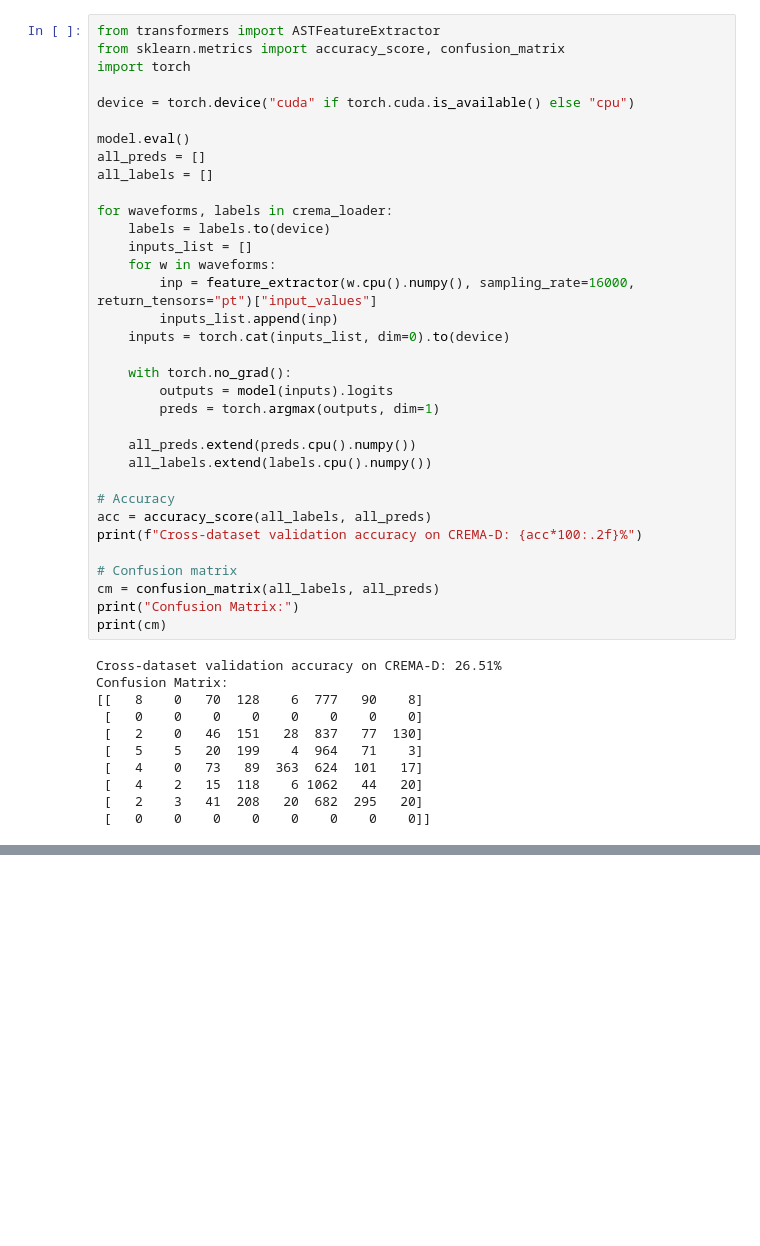
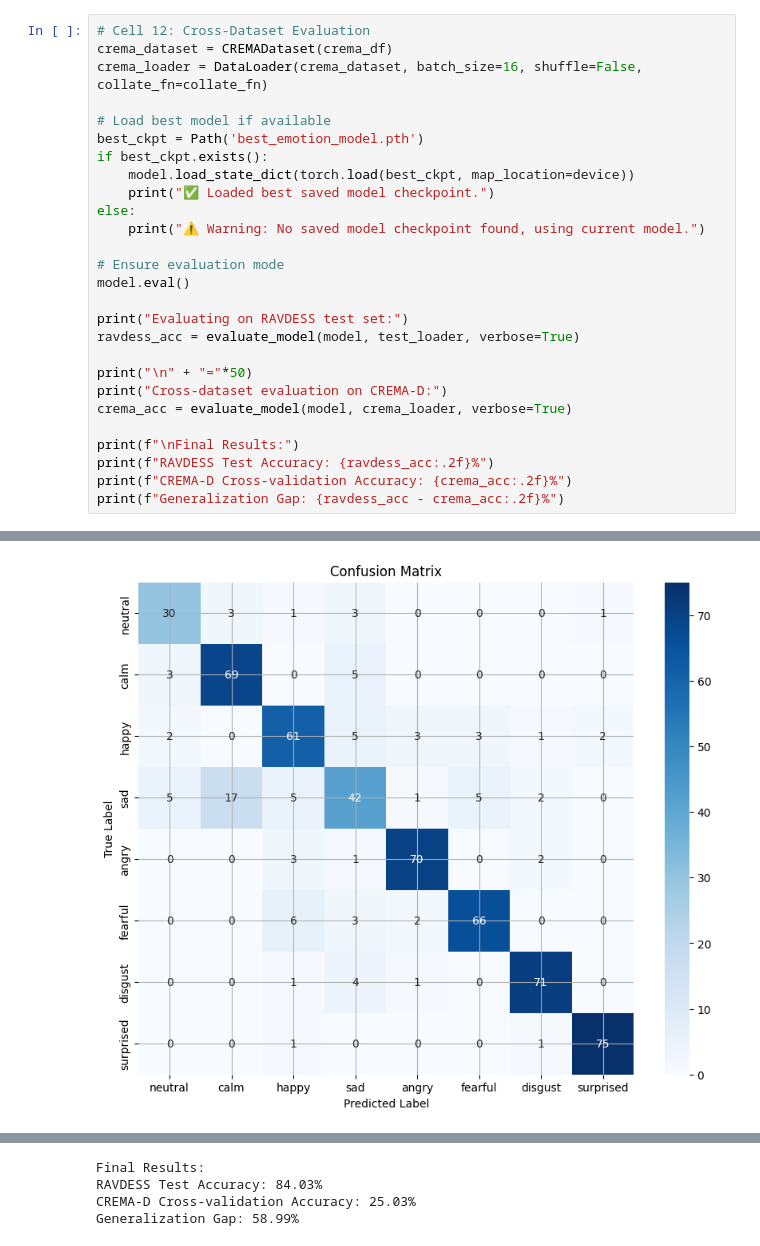
Before and after one commit to Alokik-29/Project_1, a Jupyter notebook: Project_1.ipynb, the cells around one changed output, grey strips where cells are left out. Drawn from its saved outputs; the diff is of its cells as text; blank space fills up the shorter version.

```diff
--- a/Project_1.ipynb
+++ b/Project_1.ipynb
@@ -443,45 +438,28 @@ crema_loader = DataLoader(crema_dataset, batch_size=16, shuffle=False, collate_f
-# %%
-from transformers import ASTFeatureExtractor
-from sklearn.metrics import accuracy_score, confusion_matrix
-import torch
-
-device = torch.device("cuda" if torch.cuda.is_available() else "cpu")
-
-model.eval()
-all_preds = []
-all_labels = []
-
-for waveforms, labels in crema_loader:
-    labels = labels.to(device)
-    inputs_list = []
-    for w in waveforms:
-        inp = feature_extractor(w.cpu().numpy(), sampling_rate=16000, return_tensors="pt")["input_values"]
-        inputs_list.append(inp)
-    inputs = torch.cat(inputs_list, dim=0).to(device)
-
-    with torch.no_grad():
-        outputs = model(inputs).logits
-        preds = torch.argmax(outputs, dim=1)
-
-    all_preds.extend(preds.cpu().numpy())
-    all_labels.extend(labels.cpu().numpy())
-
-# Accuracy
-acc = accuracy_score(all_labels, all_preds)
-print(f"Cross-dataset validation accuracy on CREMA-D: {acc*100:.2f}%")
-
-# Confusion matrix
-cm = confusion_matrix(all_labels, all_preds)
-print("Confusion Matrix:")
-print(cm)
-# %% [output]
-Cross-dataset validation accuracy on CREMA-D: 26.51%
-Confusion Matrix:
-[[   8    0   70  128    6  777   90    8]
- [   0    0    0    0    0    0    0    0]
- [   2    0   46  151   28  837   77  130]
- [   5    5   20  199    4  964   71    3]
- [   4    0   73   89  363  624  101   17]
- [   4    2   15  118    6 1062   44   20]
- [   2    3   41  208   20  682  295   20]
- [   0    0    0    0    0    0    0    0]]
+# %%
+# Cell 12: Cross-Dataset Evaluation
+crema_dataset = CREMADataset(crema_df)
+crema_loader = DataLoader(crema_dataset, batch_size=16, shuffle=False, collate_fn=collate_fn)
+
+# Load best model if available
+best_ckpt = Path('best_emotion_model.pth')
+if best_ckpt.exists():
+    model.load_state_dict(torch.load(best_ckpt, map_location=device))
+    print("✅ Loaded best saved model checkpoint.")
+else:
+    print("⚠️ Warning: No saved model checkpoint found, using current model.")
+
+# Ensure evaluation mode
+model.eval()
+
+print("Evaluating on RAVDESS test set:")
+ravdess_acc = evaluate_model(model, test_loader, verbose=True)
+
+print("\n" + "="*50)
+print("Cross-dataset evaluation on CREMA-D:")
+crema_acc = evaluate_model(model, crema_loader, verbose=True)
+
+print(f"\nFinal Results:")
+print(f"RAVDESS Test Accuracy: {ravdess_acc:.2f}%")
+print(f"CREMA-D Cross-validation Accuracy: {crema_acc:.2f}%")
+print(f"Generalization Gap: {ravdess_acc - crema_acc:.2f}%")
+# %% [output]
@@ -487,0 +485 @@ Confusion Matrix:
+[figure, added]
@@ -487,0 +506,4 @@ Confusion Matrix:
+Final Results:
+RAVDESS Test Accuracy: 84.03%
+CREMA-D Cross-validation Accuracy: 25.03%
+Generalization Gap: 58.99%
```
Also changed, not shown: parts of 26 cells of this notebook.
